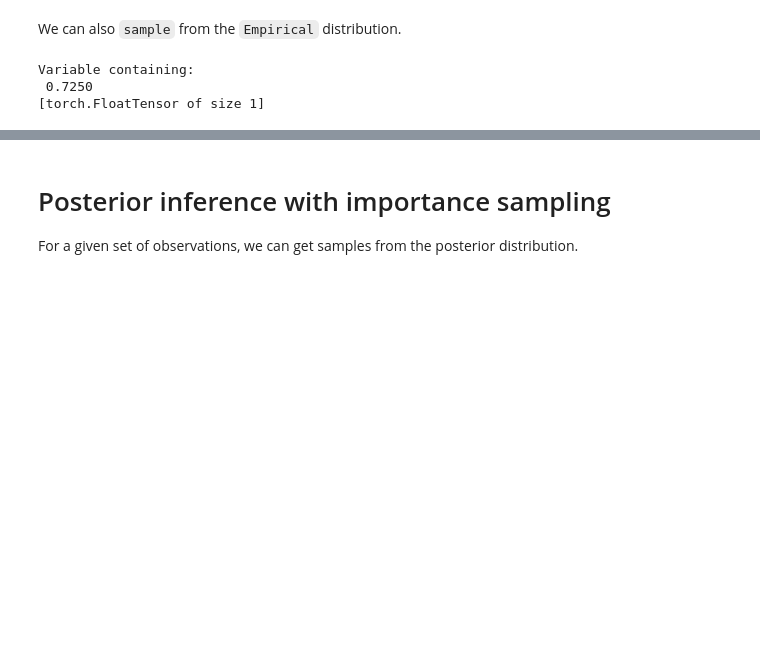
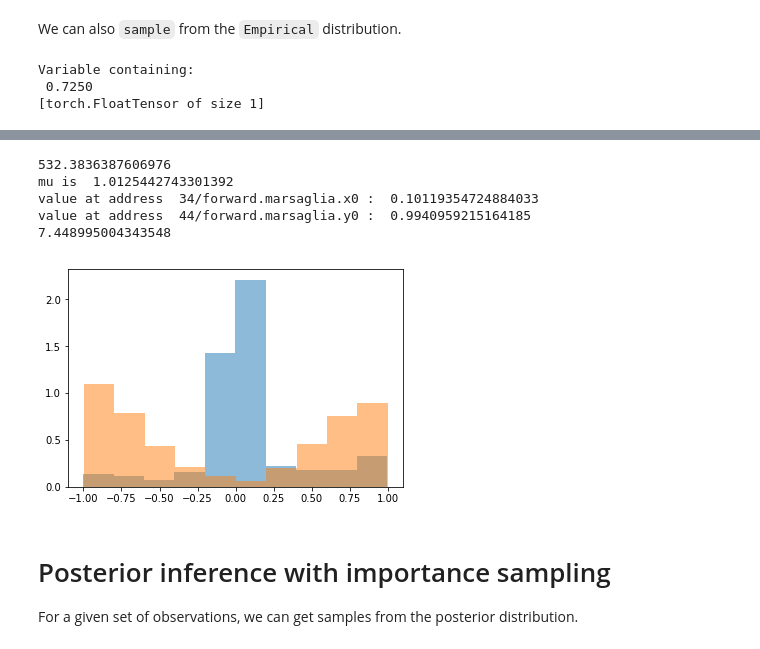
Before and after one commit to pyprob/pyprob, a Jupyter notebook: examples/gaussian_with_unknown_mean_marsaglia.ipynb, the cells around one changed output, grey strips where cells are left out. Saved outputs shown, nothing was run; the diff lists cells and outputs as text; code cells hidden in the pictures; blank space fills up the shorter version.

```diff
--- a/examples/gaussian_with_unknown_mean_marsaglia.ipynb
+++ b/examples/gaussian_with_unknown_mean_marsaglia.ipynb
@@ -73,3 +95,28 @@ Variable containing:
+# %%
+n, bins, patches = plt.hist(x0, normed=1, alpha=0.5)
+n, bins, patches = plt.hist(y0, normed=1, alpha=0.5)
+
+
+mean=1
+stddev=math.sqrt(5)
+print(-2 * math.log(s) / s)
+for i in posterior_samples:
+    print("mu is ", i.result.data[0])
+    for wtf in i.samples:
+        print("value at address ", wtf.address, ": ", wtf.value.data[0])
+    break
+x = 0.12499558925
+y = 0
+s = x*x + y*y
+mu = mean + stddev * (x * math.sqrt(-2 * math.log(s) / s))
+print(mu)
+# %% [output]
+532.3836387606976
+mu is  1.0125442743301392
+value at address  34/forward.marsaglia.x0 :  0.10119354724884033
+value at address  44/forward.marsaglia.y0 :  0.9940959215164185
+7.448995004343548
+[figure, added]
 # %% [markdown]
 # Posterior inference with importance sampling
 
```
Also changed, not shown: parts of 5 cells of this notebook, 7 other files.
